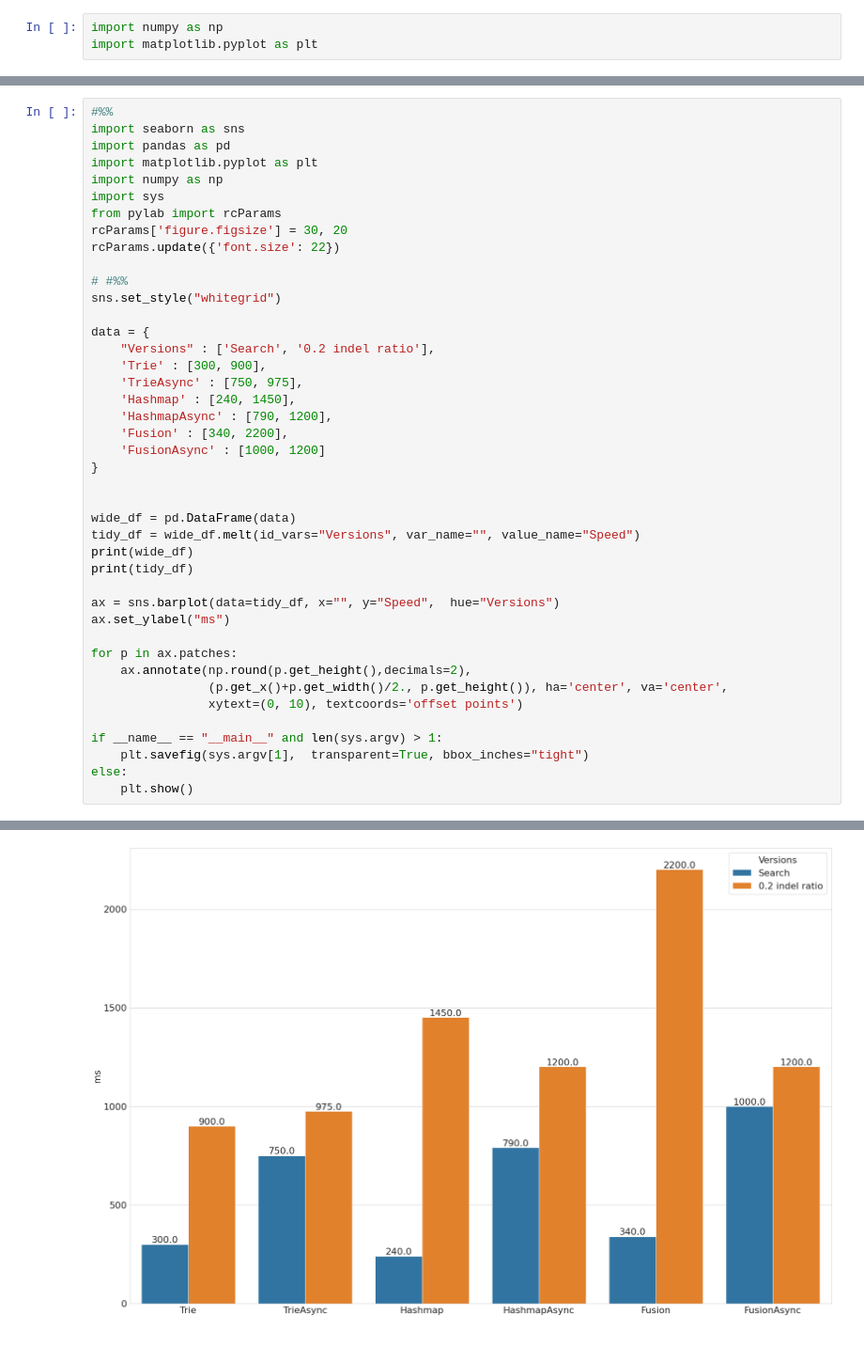
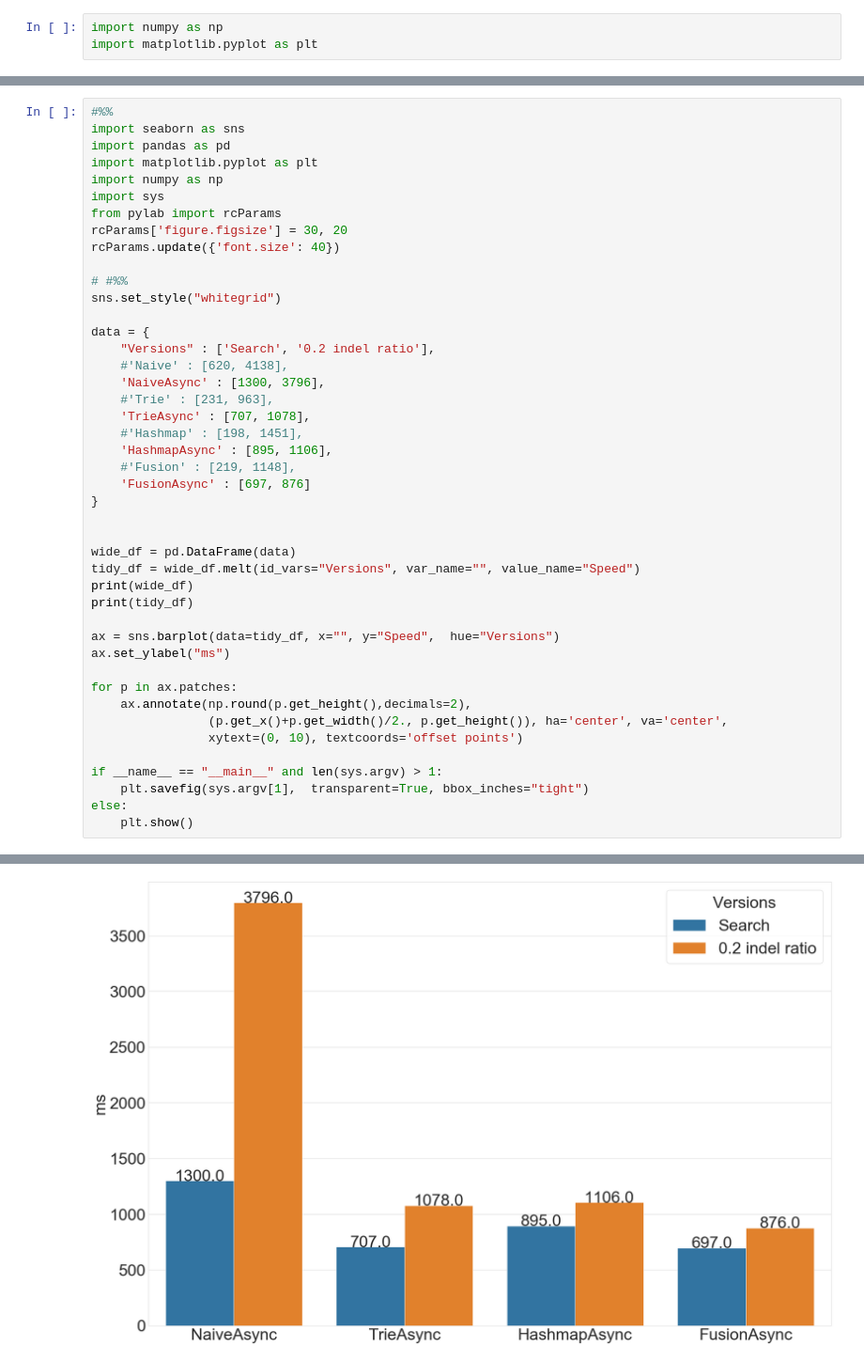
Before and after one commit to theolepage/cpp-concurrent-dictionary, a Jupyter notebook: bench_result/Benchmark.ipynb, the cells around one changed output, grey strips where cells are left out. Shown at 94% size. Cells and saved outputs as stored; diff of their text form.

```diff
--- a/bench_result/Benchmark.ipynb
+++ b/bench_result/Benchmark.ipynb
@@ -84,19 +84,21 @@ import numpy as np
 import sys
 from pylab import rcParams
 rcParams['figure.figsize'] = 30, 20
-rcParams.update({'font.size': 22})
+rcParams.update({'font.size': 40})
 
 # #%%
 sns.set_style("whitegrid")
 
 data = {
     "Versions" : ['Search', '0.2 indel ratio'],
-    'Trie' : [300, 900],
-    'TrieAsync' : [750, 975],
-    'Hashmap' : [240, 1450],
-    'HashmapAsync' : [790, 1200],
-    'Fusion' : [340, 2200],
-    'FusionAsync' : [1000, 1200]
+    #'Naive' : [620, 4138],
+    'NaiveAsync' : [1300, 3796],
+    #'Trie' : [231, 963],
+    'TrieAsync' : [707, 1078],
+    #'Hashmap' : [198, 1451],
+    'HashmapAsync' : [895, 1106],
+    #'Fusion' : [219, 1148],
+    'FusionAsync' : [697, 876]
 }
 
 
@@ -141 +135 @@ else:
-[figure, old version]
+[figure, new version]
```
Also changed, not shown: parts of 3 cells of this notebook, 1 other file.
